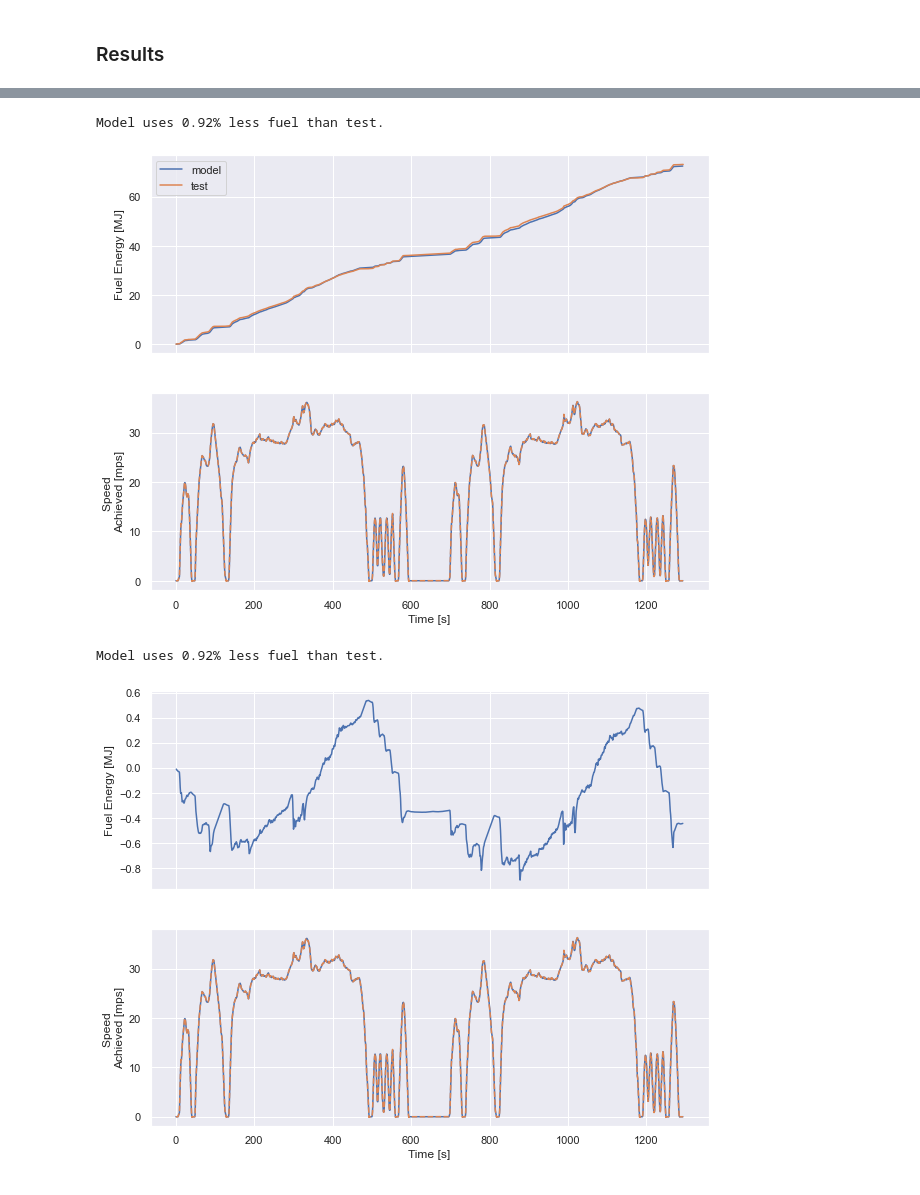
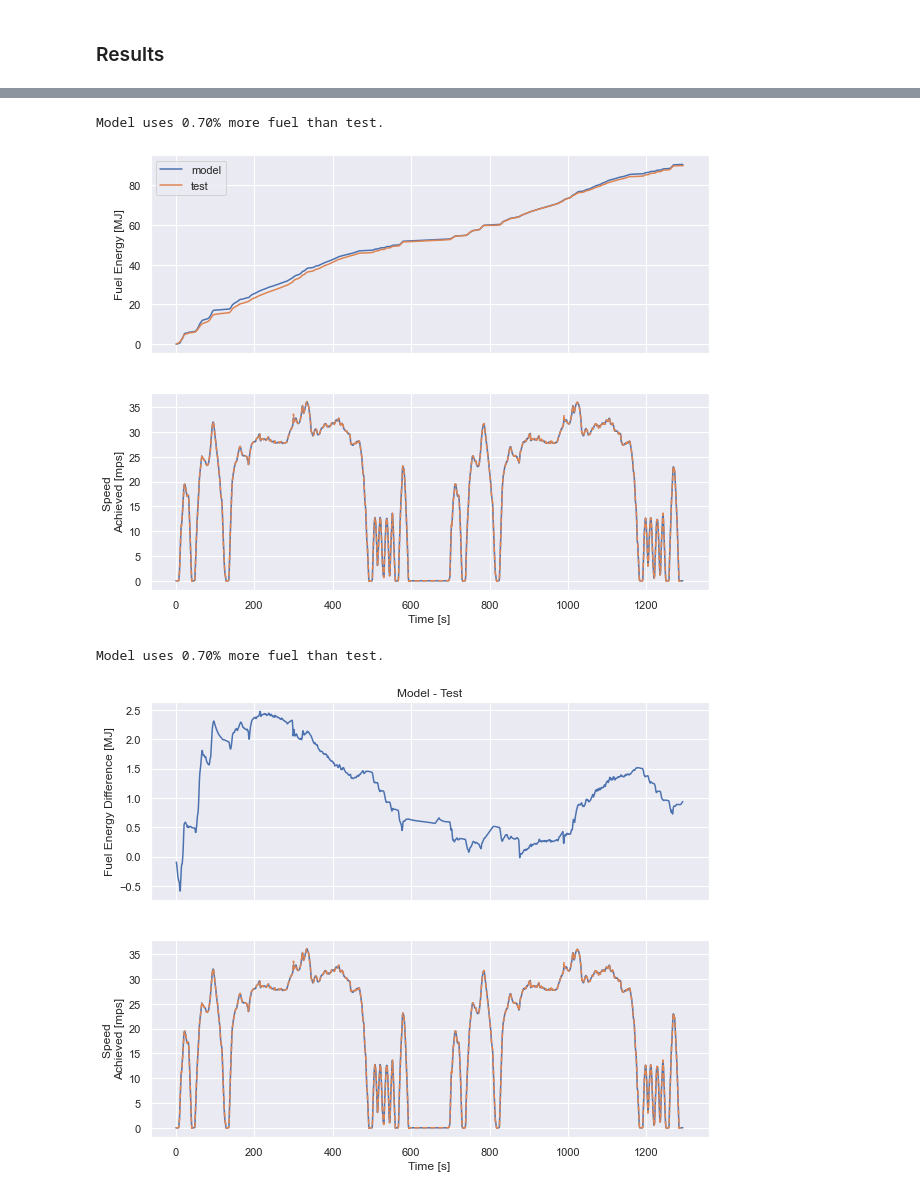
Before and after one commit to NREL/fastsim, a Jupyter notebook: docs/hot_demo.ipynb, the cells around one changed output, grey strips where cells are left out. Cells and saved outputs as stored; diff of their text form; code cells hidden in the pictures.

```diff
--- a/docs/hot_demo.ipynb
+++ b/docs/hot_demo.ipynb
@@ -54,7 +54,7 @@ cabin temperature derivative fit
 df = hot_utils.load_test_data(use_cs=True, use_hs=True)
 idx = pd.IndexSlice # used to slice multi index
 
-# cyc_name = 'us06x4 0F cs'
-cyc_name = 'us06x2 95F hs'
+cyc_name = 'us06x4 0F cs'
+# cyc_name = 'us06x2 95F hs'
 # %% [output]
 Loading test data.
@@ -94,13 +94,15 @@ sim_drive = simdrivehot.SimDriveHotJit(cyc_jit, veh_jit,
     teAmbDegC = np.interp(cycSecs, test_time_steps, test_te_amb),
       teFcInitDegC=df.loc[idx[cyc_name, :, 0], 'CylinderHeadTempC'][0])
 
-sim_drive = simdrive.SimDriveJit(cyc_jit, veh_jit)
+# sim_drive = simdrive.SimDriveJit(cyc_jit, veh_jit)
 
-# params = ['fcThrmMass', 'fcDiam', 'hFcToAmbStop', 'radiator_eff']
-# x = [100, 1, 50, 5]
-# # x = [5.08085815e+01, 1.09601093e-01, 1.21070842e+02, 4.99980354e+01]
-# for i, param in enumerate(params):
-#     sim_drive.__setattr__(param, x[i])
+params = ['fcThrmMass', 'fcDiam', 'hFcToAmbStop', 'radiator_eff', 'fcTempEffOffset', 'fcTempEffSlope']
+# x = [1.056e+02, 1.578e+00, 9.320e+00, 3.236e+01, 4.026e-01, 5.929e-03]
+x = [1.440e+02, 3.774e+00, 1.775e+02, 1.285e+01, 3.188e-01, 7.228e-03]
+for i, param in enumerate(params):
+    sim_drive.__setattr__(param, x[i])
+
+# sim_drive.fcTempEffOffset = 0.05
 
 sim_drive.sim_drive()
 print(f'Elapsed time: {time.time() - t0:.2e} s')
@@ -138,34 +143,35 @@ fuel_frac_err = (np.trapz(x=cyc.cycSecs, y=sim_drive.fcKwInAch) -
 less_more = 'less' if fuel_frac_err < 0 else 'more'
 print(f"Model uses {abs(fuel_frac_err):.2%} " + less_more + " fuel than test.")
 # %% [output]
-Model uses 0.92% less fuel than test.
+Model uses 0.70% more fuel than test.
-[figure, old version]
+[figure, new version]
 # %%
 fig, (ax1, ax2) = plt.subplots(2, 1, sharex=True, figsize=(10,8))
 ax1.plot(cyc.cycSecs[1:],
          cumtrapz(x=cyc.cycSecs,
                   y=sim_drive.fcKwInAch -
                   np.interp(x=cyc.cycSecs, xp=test_time_steps, fp=df.loc[idx[cyc_name, :, :], 'Fuel_Power_Calc[kW]'])
                  ) * 1e-3)
 
-ax1.set_ylabel('Fuel Energy [MJ]')
+ax1.set_ylabel('Fuel Energy Difference [MJ]')
 ax2.plot(cyc.cycSecs, sim_drive.mpsAch, label='model')
 ax2.plot(df.loc[idx[cyc_name, :, :], 'Time[s]'],
          df.loc[idx[cyc_name, :, :], 'Dyno_Spd[mps]'],
         label='test', linestyle='--')
 ax2.set_xlabel('Time [s]')
 ax2.set_ylabel('Speed \nAchieved [mps]')
+ax1.set_title('Model - Test')
 
 fuel_frac_err = (np.trapz(x=cyc.cycSecs, y=sim_drive.fcKwInAch) -
                 np.trapz(x=test_time_steps,
                          y=df.loc[idx[cyc_name, :, :], 'Fuel_Power_Calc[kW]'])) /\
                 np.trapz(x=test_time_steps,
                          y=df.loc[idx[cyc_name, :, :], 'Fuel_Power_Calc[kW]'])
 less_more = 'less' if fuel_frac_err < 0 else 'more'
 print(f"Model uses {abs(fuel_frac_err):.2%} " + less_more + " fuel than test.")
 # %% [output]
-Model uses 0.92% less fuel than test.
+Model uses 0.70% more fuel than test.
-[figure, old version]
+[figure, new version]
 # %%
 fig, (ax1, ax2) = plt.subplots(2, 1, sharex=True)
 ax1.plot(cyc.cycSecs, sim_drive.fcKwOutAch, label='eng out')
```
Also changed, not shown: parts of 8 cells of this notebook, 2 other files.
